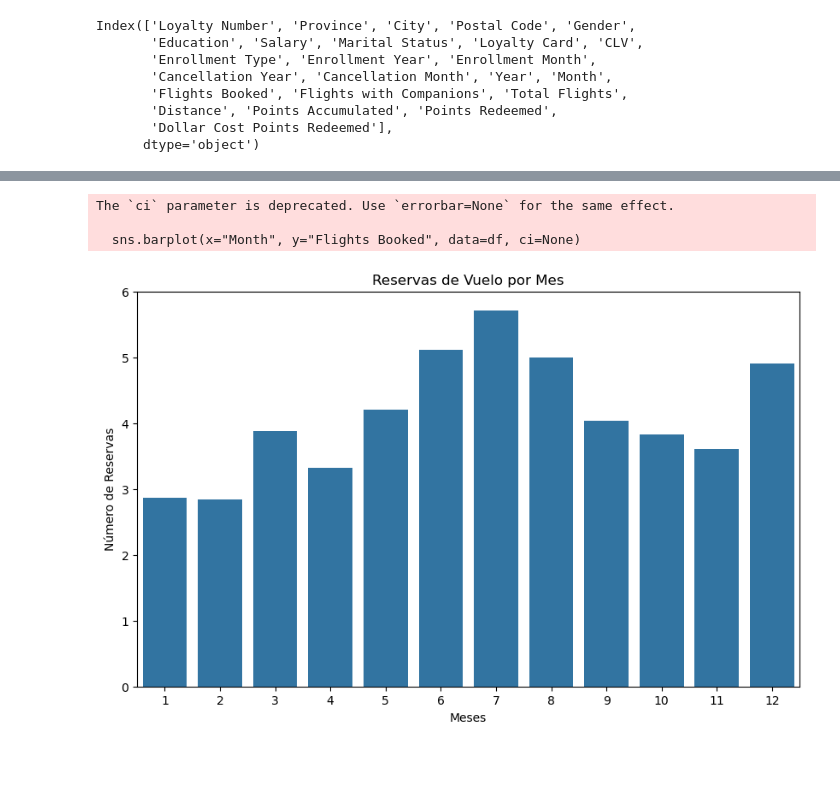
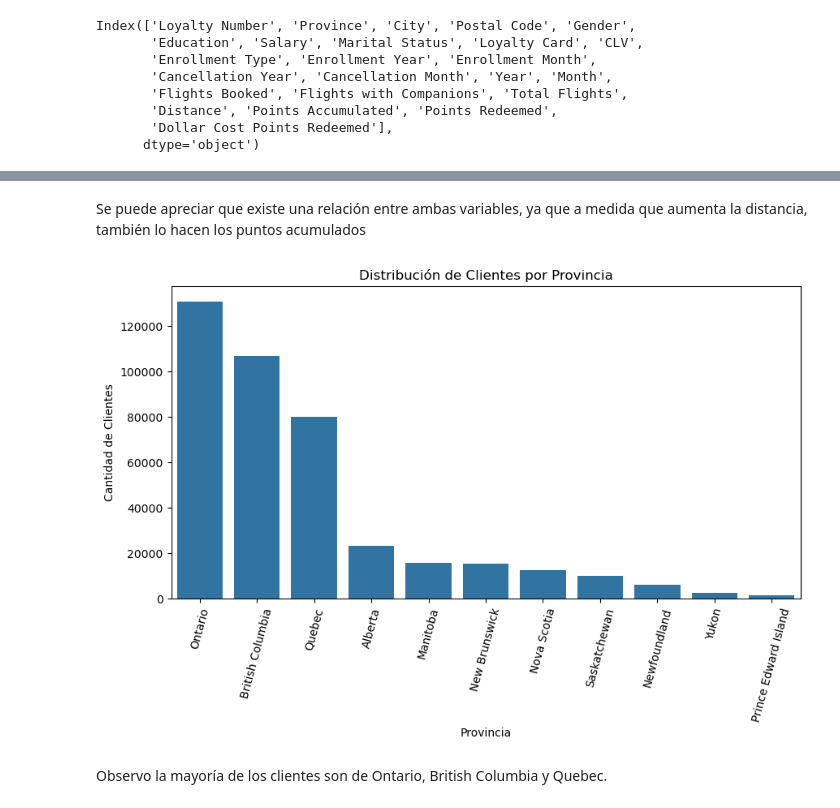
Before and after one commit to Adalab/bda-modulo-3-evaluacion-final-VeroSanchezO, a Jupyter notebook: Fase_2_Visualizacion_VSO.ipynb, the cells around one changed output, grey strips where cells are left out. Drawn from its saved outputs; the diff is of its cells as text; code cells hidden in the pictures; blank space fills up the shorter version.

```diff
--- a/Fase_2_Visualizacion_VSO.ipynb
+++ b/Fase_2_Visualizacion_VSO.ipynb
@@ -127,15 +120,2 @@ plt.show()
-# %%
-plt.figure(figsize=(10, 6))
-sns.barplot(x="Month", y="Flights Booked", data=df, ci=None)
-plt.title('Reservas de Vuelo por Mes')
-plt.xlabel('Meses')
-plt.ylabel('Número de Reservas')
-
-
-# Mostrar el gráfico
-plt.show()
-# %% [output]
-The `ci` parameter is deprecated. Use `errorbar=None` for the same effect.
-
-  sns.barplot(x="Month", y="Flights Booked", data=df, ci=None)
-[figure, removed]
+# %% [markdown]
+Se puede apreciar que existe una relación entre ambas variables, ya que a medida que aumenta la distancia, también lo hacen los puntos acumulados
@@ -141,0 +124,23 @@ The `ci` parameter is deprecated. Use `errorbar=None` for the same effect.
+# %%
+# Un countplot cuenta cuántas veces aparece cada categoría en una columna específica
+
+# Configuración de tamaño de la figura
+plt.figure(figsize=(10, 5))
+
+# Creamos un gráfico de barras
+sns.countplot(data=df, x="Province", order=df["Province"].value_counts().index)
+
+# Rotar etiquetas del eje x para mejor visualización
+plt.xticks(rotation=75)
+
+# Añadir títulos y etiquetas
+plt.title('Distribución de Clientes por Provincia')
+plt.xlabel('Provincia')
+plt.ylabel('Cantidad de Clientes')
+
+# Mostrar el gráfico
+plt.show()
+# %% [output]
+[figure, added]
+# %% [markdown]
+Observo la mayoría de los clientes son de Ontario, British Columbia y Quebec.
```
Also changed, not shown: parts of 15 cells of this notebook.
